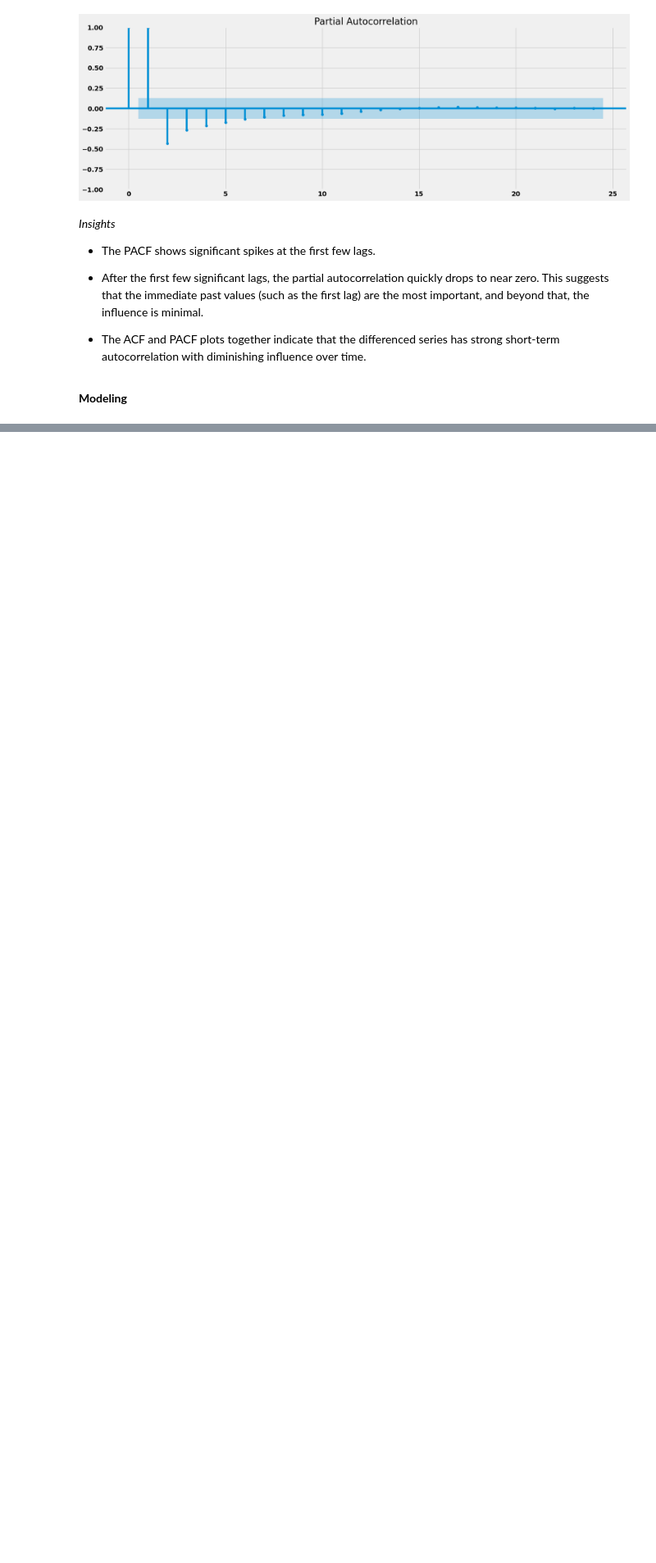
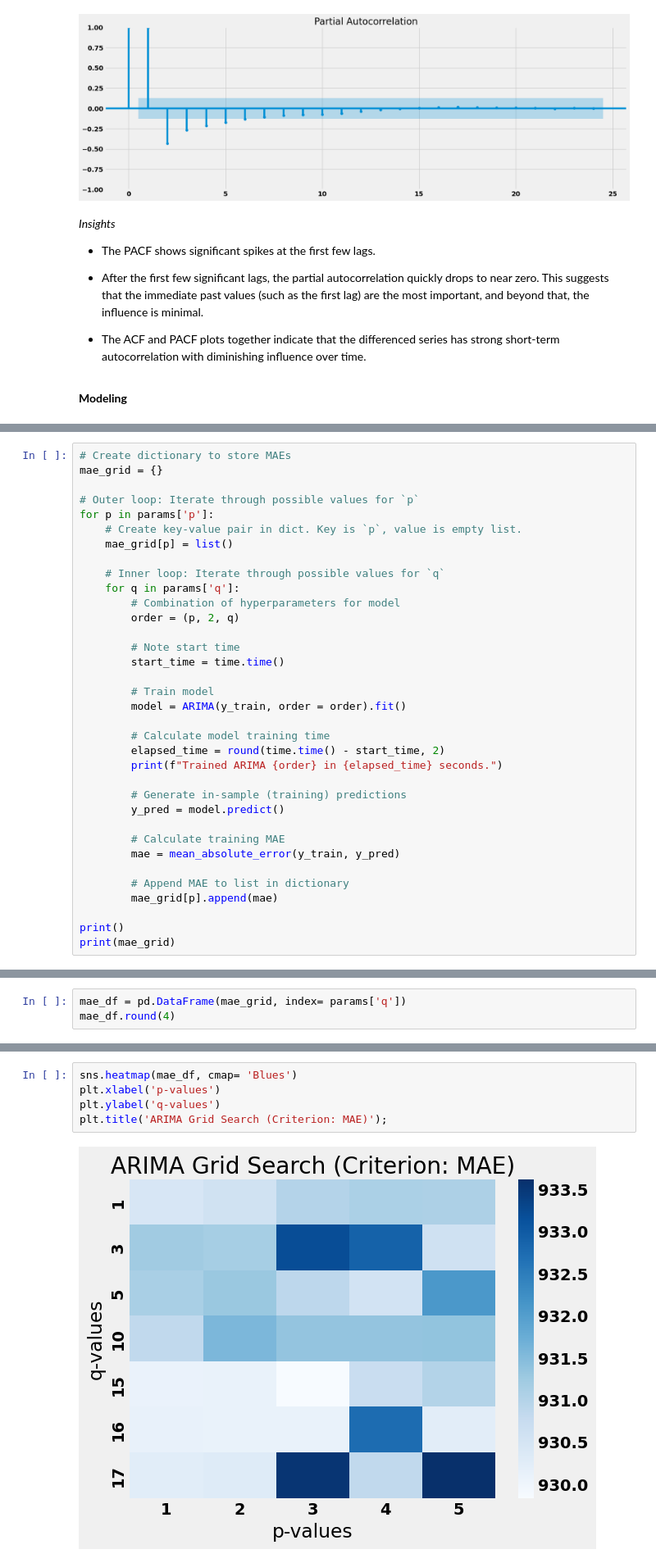
Before and after one commit to KennedyOwinoJnr/Time-Series-Analysis-Housing-Value, a Jupyter notebook: notebook.ipynb, the cells around one changed output, grey strips where cells are left out. Shown at 82% size. Drawn from its saved outputs; the diff is of its cells as text; blank space fills up the shorter version.

Commit message:
added modelling

```diff
--- a/notebook.ipynb
+++ b/notebook.ipynb
@@ -575,0 +635,35 @@ acf = plot_pacf(df_diff_24, ax= ax)
+# %%
+# Create dictionary to store MAEs
+mae_grid = {}
+
+# Outer loop: Iterate through possible values for `p`
+for p in params['p']:
+    # Create key-value pair in dict. Key is `p`, value is empty list.
+    mae_grid[p] = list()
+
+    # Inner loop: Iterate through possible values for `q`
+    for q in params['q']:
+        # Combination of hyperparameters for model
+        order = (p, 2, q)
+
+        # Note start time
+        start_time = time.time()
+
+        # Train model
+        model = ARIMA(y_train, order = order).fit()
+
+        # Calculate model training time
+        elapsed_time = round(time.time() - start_time, 2)
+        print(f"Trained ARIMA {order} in {elapsed_time} seconds.")
+
+        # Generate in-sample (training) predictions
+        y_pred = model.predict()
+
+        # Calculate training MAE
+        mae = mean_absolute_error(y_train, y_pred)
+
+        # Append MAE to list in dictionary
+        mae_grid[p].append(mae)
+
+print()
+print(mae_grid)
@@ -575,0 +688,3 @@ acf = plot_pacf(df_diff_24, ax= ax)
+# %%
+mae_df = pd.DataFrame(mae_grid, index= params['q'])
+mae_df.round(4)
@@ -575,0 +700,7 @@ acf = plot_pacf(df_diff_24, ax= ax)
+# %%
+sns.heatmap(mae_df, cmap= 'Blues')
+plt.xlabel('p-values')
+plt.ylabel('q-values')
+plt.title('ARIMA Grid Search (Criterion: MAE)');
+# %% [output]
+[figure, added]
```
Also changed, not shown: parts of 16 cells of this notebook.
